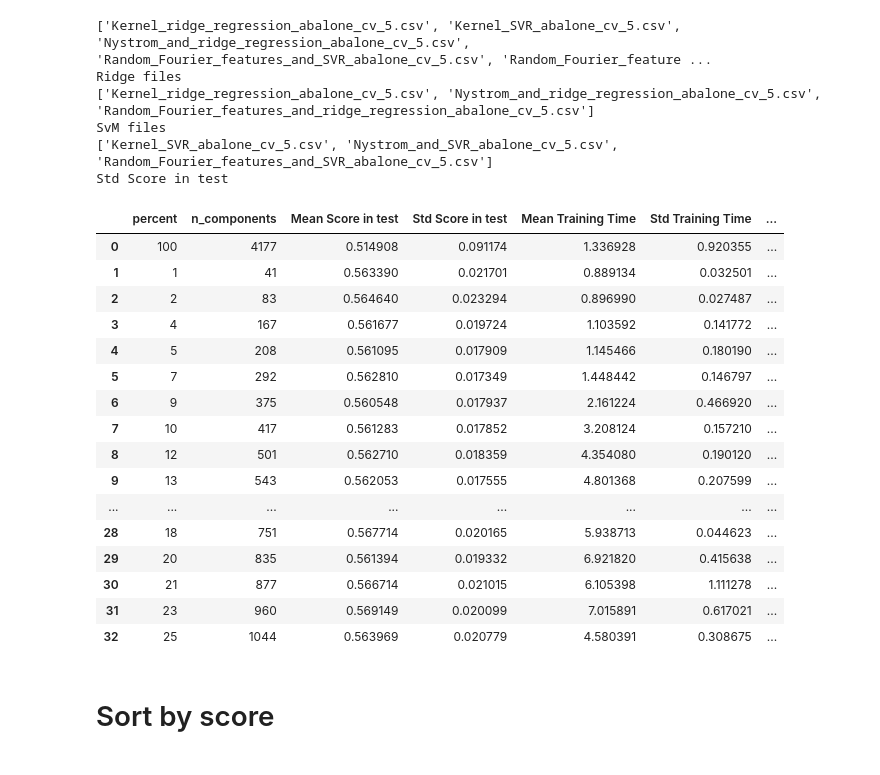
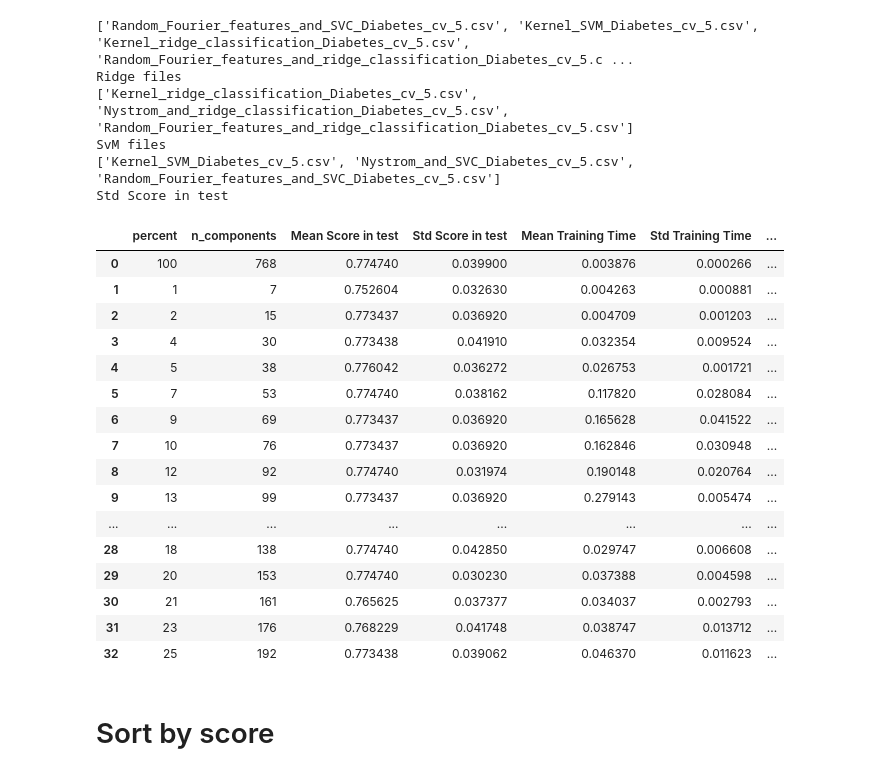
Before and after one commit to BlancaCC/Kernel-methods-comparatives, a Jupyter notebook: Basic-measures/analysis/analysis_template.ipynb, the cells around one changed output. Cells and saved outputs as stored; diff of their text form; code cells hidden in the pictures.

```diff
--- a/Basic-measures/analysis/analysis_template.ipynb
+++ b/Basic-measures/analysis/analysis_template.ipynb
@@ -2,11 +2,11 @@
 import os
 import pandas as pd
 
-database = 'w3a'
+#database = 'w3a'
 #database = 'abalone'
 #database = 'a5a'
 #database = 'eunite2001'
-#database = 'Diabetes'
+database = 'Diabetes'
 
 path = '/Users/blancacanocamarero/repositorios/TFM/Kernel-methods-comparatives/Basic-measures/'
 directory = path + f'results/{database}/accuracy_time_stats'  # Replace this with the path to your directory
@@ -83,52 +83,52 @@ for file in svm_files:
     data['File'] = file  # Add a column to identify the file
     data = data.sort_values(by=n_components_column)
     svm_data = pd.concat([svm_data, data], ignore_index=True)
     svm_list.append(data)
     svm_list_names.append(file)
     # verbose
     file_path = os.path.join(verbose_path, file)
     data = pd.read_csv(file_path)  # Assuming the files are in CSV format, adjust as needed
     #data[percent_column] = data.apply(compute_percent, axis=1)
     #data = data.sort_values(by=n_components_column)
     data['File'] = file  # Add a column to identify the file
     svm_data_verbose = pd.concat([svm_data_verbose, data], ignore_index=True)
 
 print('Ridge files')
 print(ridge_list_names)
 print('SvM files')
 print(svm_list_names)
 svm_data
 
 std_column = 'Std Score in test'
 if (ridge_list[0][std_column] == 0).all():
     std_column = 'cv_std_test_score'
 
 print(std_column)
 svm_data
 # %% [output]
-['Kernel_ridge_regression_abalone_cv_5.csv', 'Kernel_SVR_abalone_cv_5.csv', 'Nystrom_and_ridge_regression_abalone_cv_5.csv', 'Random_Fourier_features_and_SVR_abalone_cv_5.csv', 'Random_Fourier_feature ...
+['Random_Fourier_features_and_SVC_Diabetes_cv_5.csv', 'Kernel_SVM_Diabetes_cv_5.csv', 'Kernel_ridge_classification_Diabetes_cv_5.csv', 'Random_Fourier_features_and_ridge_classification_Diabetes_cv_5.c ...
 Ridge files
-['Kernel_ridge_regression_abalone_cv_5.csv', 'Nystrom_and_ridge_regression_abalone_cv_5.csv', 'Random_Fourier_features_and_ridge_regression_abalone_cv_5.csv']
+['Kernel_ridge_classification_Diabetes_cv_5.csv', 'Nystrom_and_ridge_classification_Diabetes_cv_5.csv', 'Random_Fourier_features_and_ridge_classification_Diabetes_cv_5.csv']
 SvM files
-['Kernel_SVR_abalone_cv_5.csv', 'Nystrom_and_SVR_abalone_cv_5.csv', 'Random_Fourier_features_and_SVR_abalone_cv_5.csv']
+['Kernel_SVM_Diabetes_cv_5.csv', 'Nystrom_and_SVC_Diabetes_cv_5.csv', 'Random_Fourier_features_and_SVC_Diabetes_cv_5.csv']
 Std Score in test
 |  | percent | n_components | Mean Score in test | Std Score in test | Mean Training Time | Std Training Time | ... |
-| 0 | 100 | 4177 | 0.514908 | 0.091174 | 1.336928 | 0.920355 | ... |
-| 1 | 1 | 41 | 0.563390 | 0.021701 | 0.889134 | 0.032501 | ... |
-| 2 | 2 | 83 | 0.564640 | 0.023294 | 0.896990 | 0.027487 | ... |
-| 3 | 4 | 167 | 0.561677 | 0.019724 | 1.103592 | 0.141772 | ... |
-| 4 | 5 | 208 | 0.561095 | 0.017909 | 1.145466 | 0.180190 | ... |
-| 5 | 7 | 292 | 0.562810 | 0.017349 | 1.448442 | 0.146797 | ... |
-| 6 | 9 | 375 | 0.560548 | 0.017937 | 2.161224 | 0.466920 | ... |
-| 7 | 10 | 417 | 0.561283 | 0.017852 | 3.208124 | 0.157210 | ... |
-| 8 | 12 | 501 | 0.562710 | 0.018359 | 4.354080 | 0.190120 | ... |
-| 9 | 13 | 543 | 0.562053 | 0.017555 | 4.801368 | 0.207599 | ... |
+| 0 | 100 | 768 | 0.774740 | 0.039900 | 0.003876 | 0.000266 | ... |
+| 1 | 1 | 7 | 0.752604 | 0.032630 | 0.004263 | 0.000881 | ... |
+| 2 | 2 | 15 | 0.773437 | 0.036920 | 0.004709 | 0.001203 | ... |
+| 3 | 4 | 30 | 0.773438 | 0.041910 | 0.032354 | 0.009524 | ... |
+| 4 | 5 | 38 | 0.776042 | 0.036272 | 0.026753 | 0.001721 | ... |
+| 5 | 7 | 53 | 0.774740 | 0.038162 | 0.117820 | 0.028084 | ... |
+| 6 | 9 | 69 | 0.773437 | 0.036920 | 0.165628 | 0.041522 | ... |
+| 7 | 10 | 76 | 0.773437 | 0.036920 | 0.162846 | 0.030948 | ... |
+| 8 | 12 | 92 | 0.774740 | 0.031974 | 0.190148 | 0.020764 | ... |
+| 9 | 13 | 99 | 0.773437 | 0.036920 | 0.279143 | 0.005474 | ... |
 | ... | ... | ... | ... | ... | ... | ... | ... |
-| 28 | 18 | 751 | 0.567714 | 0.020165 | 5.938713 | 0.044623 | ... |
-| 29 | 20 | 835 | 0.561394 | 0.019332 | 6.921820 | 0.415638 | ... |
-| 30 | 21 | 877 | 0.566714 | 0.021015 | 6.105398 | 1.111278 | ... |
-| 31 | 23 | 960 | 0.569149 | 0.020099 | 7.015891 | 0.617021 | ... |
-| 32 | 25 | 1044 | 0.563969 | 0.020779 | 4.580391 | 0.308675 | ... |
+| 28 | 18 | 138 | 0.774740 | 0.042850 | 0.029747 | 0.006608 | ... |
+| 29 | 20 | 153 | 0.774740 | 0.030230 | 0.037388 | 0.004598 | ... |
+| 30 | 21 | 161 | 0.765625 | 0.037377 | 0.034037 | 0.002793 | ... |
+| 31 | 23 | 176 | 0.768229 | 0.041748 | 0.038747 | 0.013712 | ... |
+| 32 | 25 | 192 | 0.773438 | 0.039062 | 0.046370 | 0.011623 | ... |
 # %%
 def show_dataframe(dataframe, column, ascending = True, decimals = 3, only_relevant_columns = True, n_rows = None):
       pd.reset_option('display.max_colwidth')
```
Also changed, not shown: parts of 5 cells of this notebook, 24 other files.
